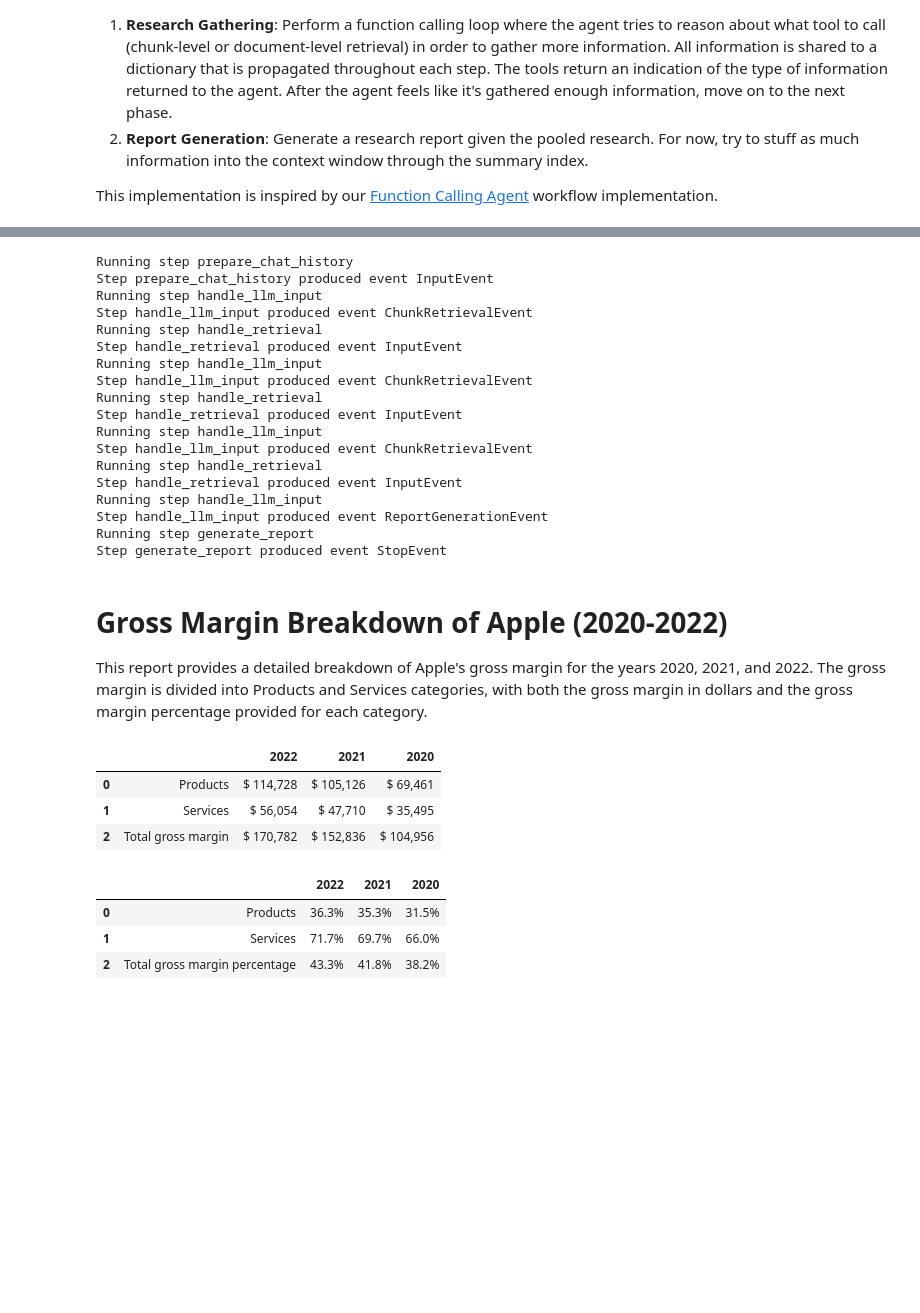
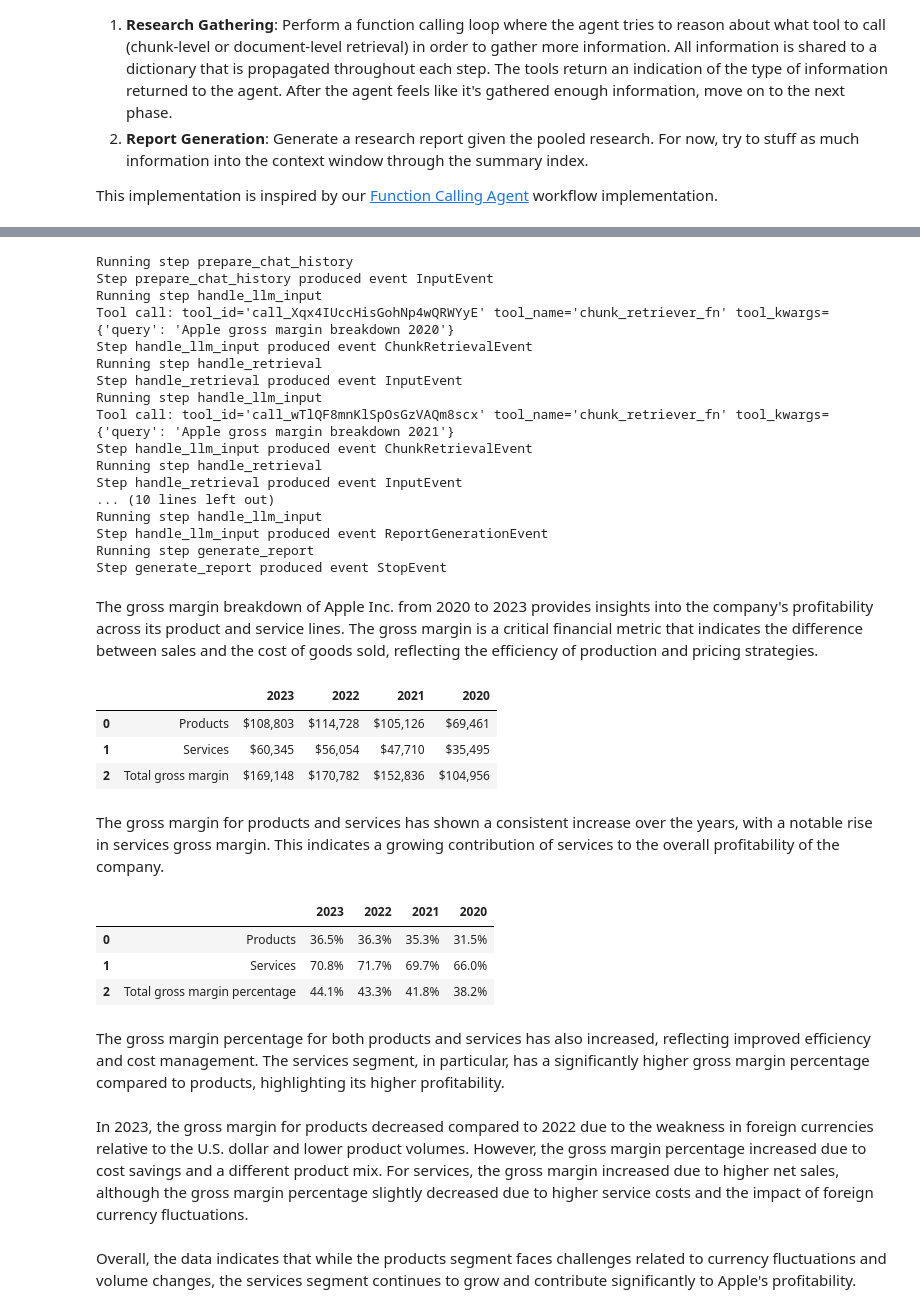
Before and after one commit to run-llama/llamacloud-demo, a Jupyter notebook: examples/report_generation/report_generation.ipynb, the cells around one changed output, grey strips where cells are left out. Drawn from its saved outputs; the diff is of its cells as text; code cells hidden in the pictures; blank space fills up the shorter version.

```diff
--- a/examples/report_generation/report_generation.ipynb
+++ b/examples/report_generation/report_generation.ipynb
@@ -86,0 +102,5 @@ index = LlamaCloudIndex(
+# %%
+doc_retriever = index.as_retriever(
+    retrieval_mode="files_via_content",
+    files_top_k=1
+)
@@ -104,7 +134,17 @@ def chunk_retriever_fn(query: str) -> List[NodeWithScore]:
     """
     return chunk_retriever.retrieve(query)
 
+def doc_retriever_fn(query: str) -> float:
+    """Document retriever that retrieves entire documents from the corpus.
+
+    ONLY use for research questions that may require searching over entire research reports.
+
+    Will be slower and more expensive than chunk-level retrieval but may be necessary.
+    """
+    return doc_retriever.retrieve(query)
+
 chunk_retriever_tool = FunctionTool.from_defaults(fn=chunk_retriever_fn)
+doc_retriever_tool = FunctionTool.from_defaults(fn=doc_retriever_fn)
 # %% [markdown]
 ## Build a Report Generation Workflow
 
@@ -383,6 +407,7 @@ class ReportGenerationAgent(Workflow):
 # %%
 agent = ReportGenerationAgent(
     chunk_retriever_tool,
+    doc_retriever_tool,
     llm=llm,
     report_gen_sllm=report_gen_sllm,
     verbose=True,
@@ -438,37 +449,38 @@ In conclusion, Apple has a stronger financial position in terms of total assets,
 # %%
 ret = await agent.run(
-    input="Tell me about the gross margin breakdown of Apple 2020-2022."
+    input="Tell me about the gross margin breakdown of Apple 2020-2023."
 )
 # %% [output]
 Running step prepare_chat_history
 Step prepare_chat_history produced event InputEvent
 Running step handle_llm_input
+Tool call: tool_id='call_Xqx4IUccHisGohNp4wQRWYyE' tool_name='chunk_retriever_fn' tool_kwargs={'query': 'Apple gross margin breakdown 2020'}
 Step handle_llm_input produced event ChunkRetrievalEvent
 Running step handle_retrieval
 Step handle_retrieval produced event InputEvent
 Running step handle_llm_input
+Tool call: tool_id='call_wTlQF8mnKlSpOsGzVAQm8scx' tool_name='chunk_retriever_fn' tool_kwargs={'query': 'Apple gross margin breakdown 2021'}
 Step handle_llm_input produced event ChunkRetrievalEvent
 Running step handle_retrieval
 Step handle_retrieval produced event InputEvent
-Running step handle_llm_input
-Step handle_llm_input produced event ChunkRetrievalEvent
-Running step handle_retrieval
-Step handle_retrieval produced event InputEvent
+... (10 lines left out)
 Running step handle_llm_input
 Step handle_llm_input produced event ReportGenerationEvent
 Running step generate_report
 Step generate_report produced event StopEvent
 # %%
-ret["response"].render()
+ret["response"].response.render()
 # %% [output]
-# Gross Margin Breakdown of Apple (2020-2022)
-
-This report provides a detailed breakdown of Apple's gross margin for the years 2020, 2021, and 2022. The gross margin is divided into Products and Services categories, with both the gross margin in dollars and the gross margin percentage provided for each category.
+The gross margin breakdown of Apple Inc. from 2020 to 2023 provides insights into the company's profitability across its product and service lines. The gross margin is a critical financial metric that indicates the difference between sales and the cost of goods sold, reflecting the efficiency of production and pricing strategies.
-|  |  | 2022 | 2021 | 2020 |
-| 0 | Products | $ 114,728 | $ 105,126 | $ 69,461 |
-| 1 | Services | $ 56,054 | $ 47,710 | $ 35,495 |
-| 2 | Total gross margin | $ 170,782 | $ 152,836 | $ 104,956 |
+|  |  | 2023 | 2022 | 2021 | 2020 |
+| 0 | Products | $108,803 | $114,728 | $105,126 | $69,461 |
+| 1 | Services | $60,345 | $56,054 | $47,710 | $35,495 |
+| 2 | Total gross margin | $169,148 | $170,782 | $152,836 | $104,956 |
+The gross margin for products and services has shown a consistent increase over the years, with a notable rise in services gross margin. This indicates a growing contribution of services to the overall profitability of the company.
-|  |  | 2022 | 2021 | 2020 |
-| 0 | Products | 36.3% | 35.3% | 31.5% |
-| 1 | Services | 71.7% | 69.7% | 66.0% |
-| 2 | Total gross margin percentage | 43.3% | 41.8% | 38.2% |
+|  |  | 2023 | 2022 | 2021 | 2020 |
+| 0 | Products | 36.5% | 36.3% | 35.3% | 31.5% |
+| 1 | Services | 70.8% | 71.7% | 69.7% | 66.0% |
+| 2 | Total gross margin percentage | 44.1% | 43.3% | 41.8% | 38.2% |
+The gross margin percentage for both products and services has also increased, reflecting improved efficiency and cost management. The services segment, in particular, has a significantly higher gross margin percentage compared to products, highlighting its higher profitability.
+In 2023, the gross margin for products decreased compared to 2022 due to the weakness in foreign currencies relative to the U.S. dollar and lower product volumes. However, the gross margin percentage increased due to cost savings and a different product mix. For services, the gross margin increased due to higher net sales, although the gross margin percentage slightly decreased due to higher service costs and the impact of foreign currency fluctuations.
+Overall, the data indicates that while the products segment faces challenges related to currency fluctuations and volume changes, the services segment continues to grow and contribute significantly to Apple's profitability.
```
Also changed, not shown: parts of 19 cells of this notebook.
